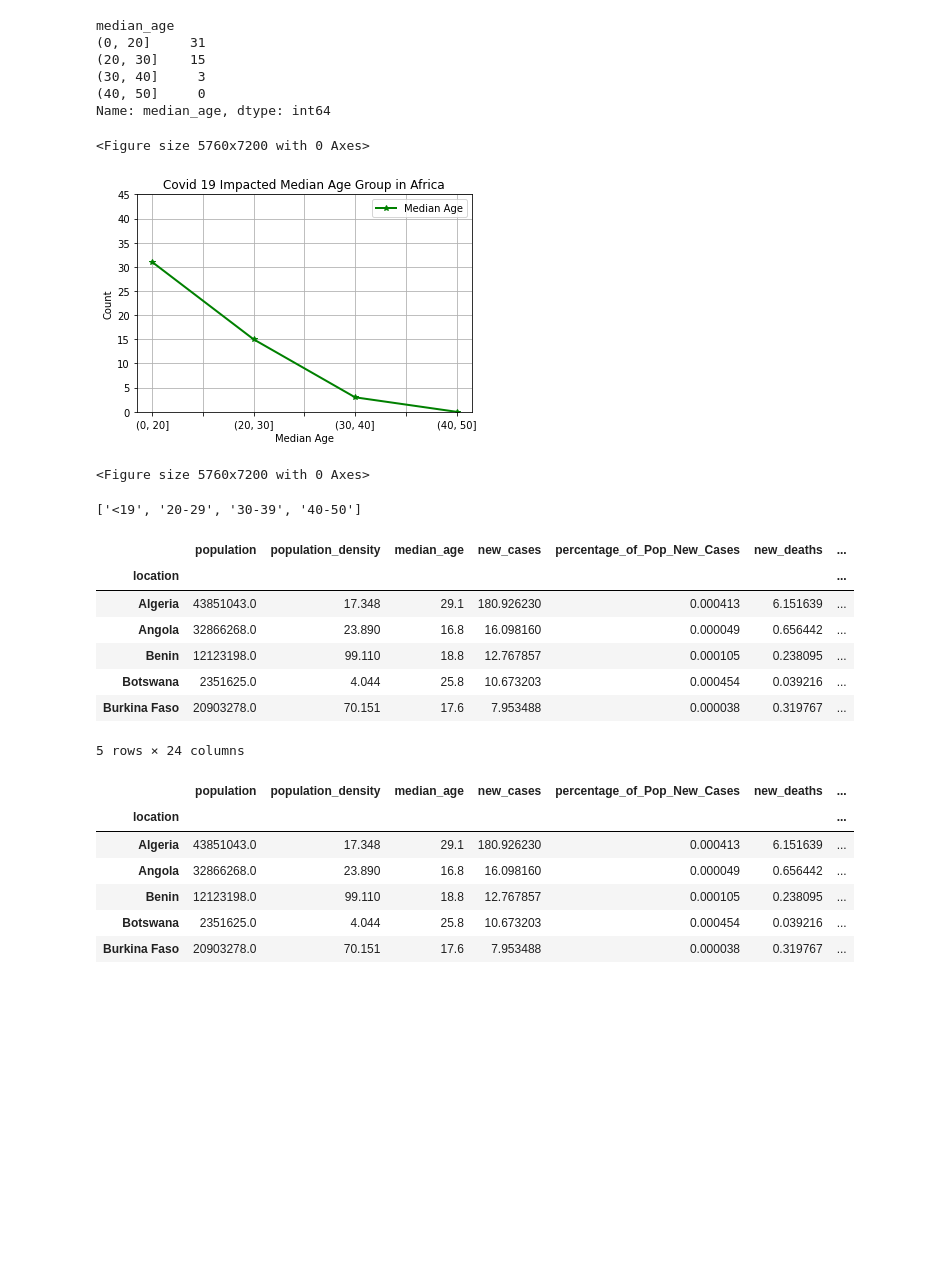
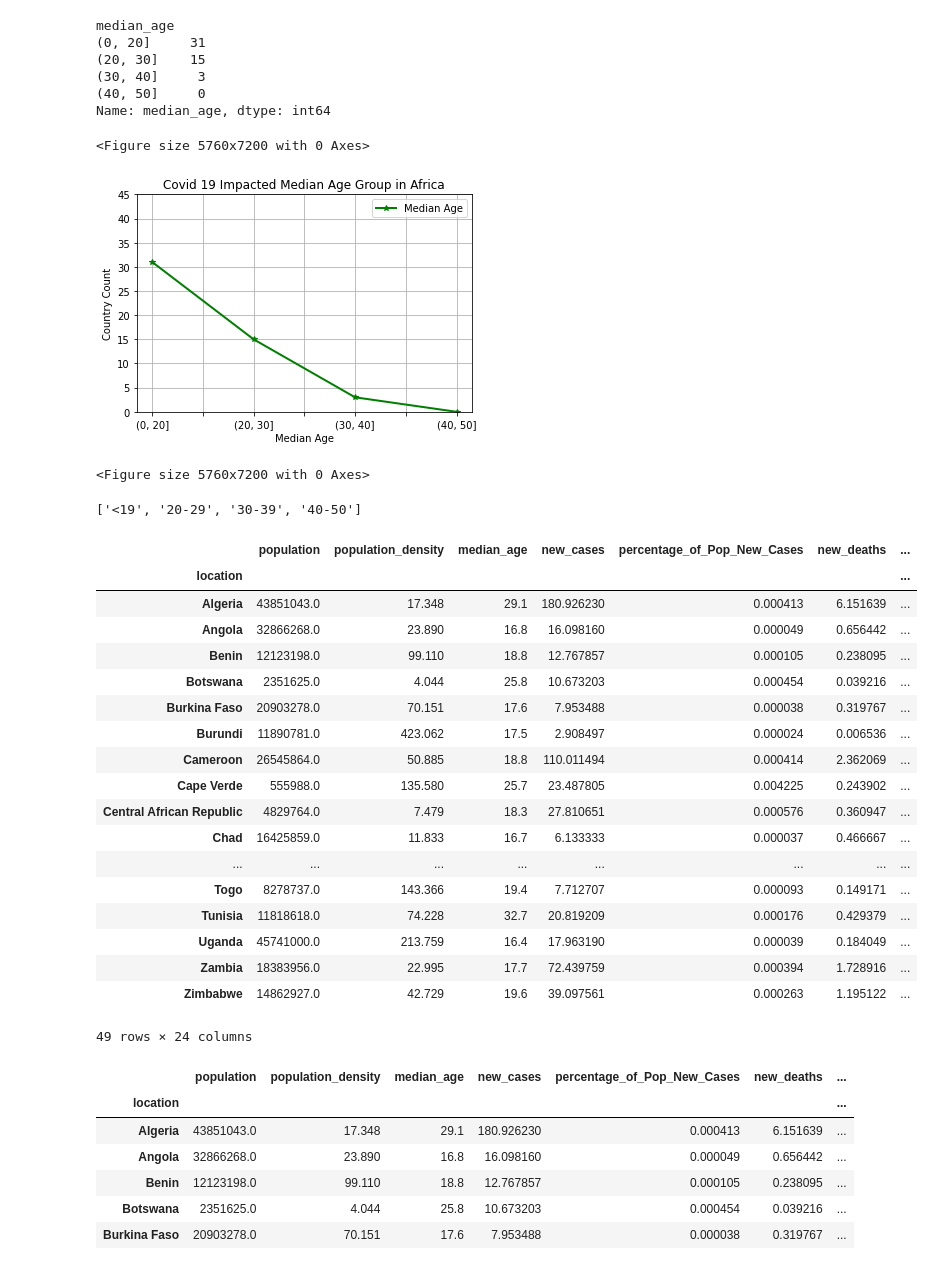
Before and after one commit to pmmfs/capstone-project, a Jupyter notebook: analysis_median_age_per_continent/Median_Age Analysis.ipynb, the cells around one changed output. Saved outputs shown, nothing was run; the diff lists cells and outputs as text; code cells hidden in the pictures; blank space fills up the shorter version.

```diff
--- a/analysis_median_age_per_continent/Median_Age Analysis.ipynb
+++ b/analysis_median_age_per_continent/Median_Age Analysis.ipynb
@@ -11,7 +11,7 @@ from matplotlib import pyplot as plt
 %matplotlib inline
 # %%
 # Import dataset & store into dataframe
-merged_covid_df = pd.read_csv("../Resources/merged_covid_FINAL.csv")
+merged_covid_df = pd.read_csv("Resources/merged_covid_FINAL.csv")
 merged_covid_df.head()
 # %% [output]
 |  | primary_key_reaction | date_updated | iso_code | continent | location | population | population_density | ... |
@@ -335,7 +335,7 @@ plt.legend()
 plt.figure(figsize=(80, 100))
 # %% [output]
 <Figure size 5760x7200 with 0 Axes>
-[figure, old version]
+[figure, new version]
 <Figure size 5760x7200 with 0 Axes>
 # %%
 # Establish the  bins and group names.
@@ -346,16 +346,27 @@ group_names
 ['<19', '20-29', '30-39', '40-50']
 # %%
 median_age_Africa=merged_covid_AF_df.groupby("location").mean()
-median_age_Africa.head()
+median_age_Africa
 # %% [output]
 |  | population | population_density | median_age | new_cases | percentage_of_Pop_New_Cases | new_deaths | ... |
 | location |  |  |  |  |  |  | ... |
 | Algeria | 43851043.0 | 17.348 | 29.1 | 180.926230 | 0.000413 | 6.151639 | ... |
 | Angola | 32866268.0 | 23.890 | 16.8 | 16.098160 | 0.000049 | 0.656442 | ... |
 | Benin | 12123198.0 | 99.110 | 18.8 | 12.767857 | 0.000105 | 0.238095 | ... |
 | Botswana | 2351625.0 | 4.044 | 25.8 | 10.673203 | 0.000454 | 0.039216 | ... |
 | Burkina Faso | 20903278.0 | 70.151 | 17.6 | 7.953488 | 0.000038 | 0.319767 | ... |
+| Burundi | 11890781.0 | 423.062 | 17.5 | 2.908497 | 0.000024 | 0.006536 | ... |
+| Cameroon | 26545864.0 | 50.885 | 18.8 | 110.011494 | 0.000414 | 2.362069 | ... |
+| Cape Verde | 555988.0 | 135.580 | 25.7 | 23.487805 | 0.004225 | 0.243902 | ... |
+| Central African Republic | 4829764.0 | 7.479 | 18.3 | 27.810651 | 0.000576 | 0.360947 | ... |
+| Chad | 16425859.0 | 11.833 | 16.7 | 6.133333 | 0.000037 | 0.466667 | ... |
+| ... | ... | ... | ... | ... | ... | ... | ... |
+| Togo | 8278737.0 | 143.366 | 19.4 | 7.712707 | 0.000093 | 0.149171 | ... |
+| Tunisia | 11818618.0 | 74.228 | 32.7 | 20.819209 | 0.000176 | 0.429379 | ... |
+| Uganda | 45741000.0 | 213.759 | 16.4 | 17.963190 | 0.000039 | 0.184049 | ... |
+| Zambia | 18383956.0 | 22.995 | 17.7 | 72.439759 | 0.000394 | 1.728916 | ... |
+| Zimbabwe | 14862927.0 | 42.729 | 19.6 | 39.097561 | 0.000263 | 1.195122 | ... |
-5 rows × 24 columns
+49 rows × 24 columns
 # %%
 # Categorize Age based on the bins.
 median_age_Africa[("Age_Range")] = pd.cut(covid_Africa_df,bins, labels=group_names)
```
Also changed, not shown: parts of 6 cells of this notebook, 1 other file.
